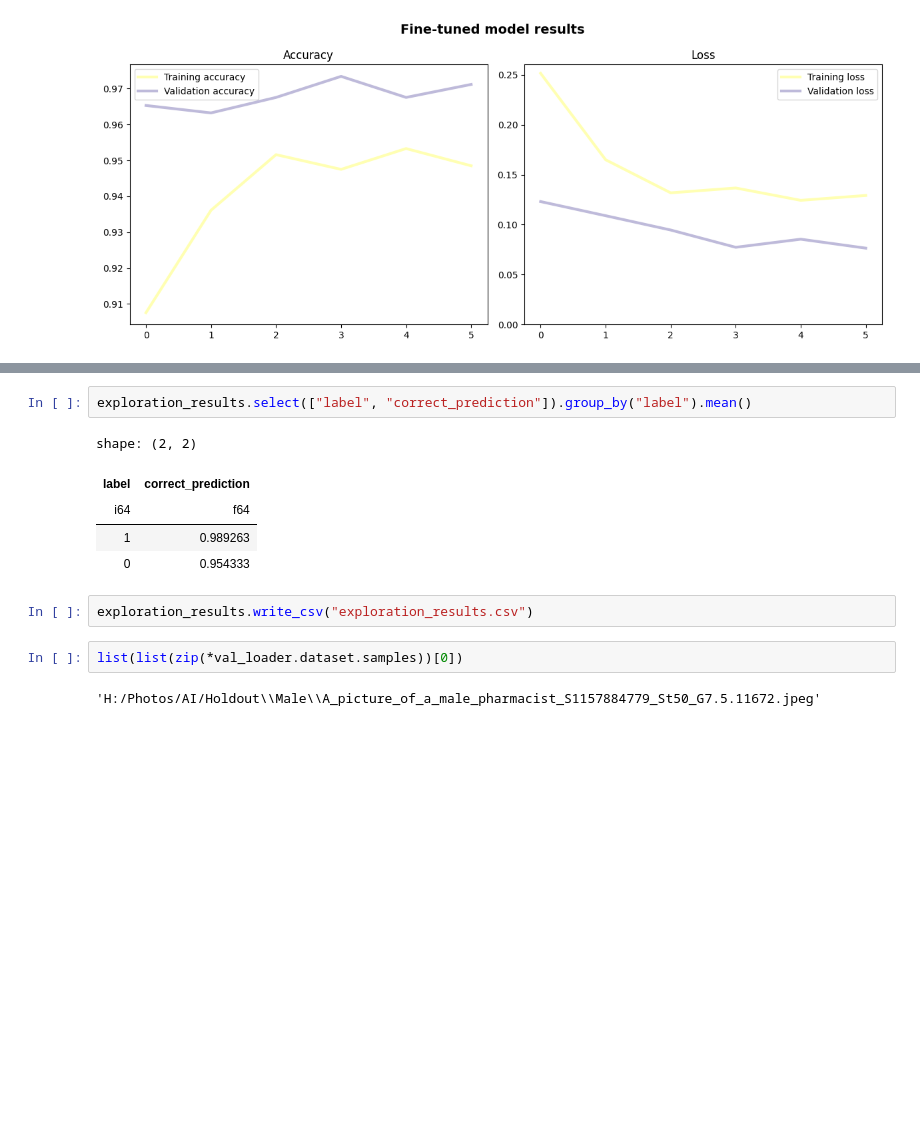
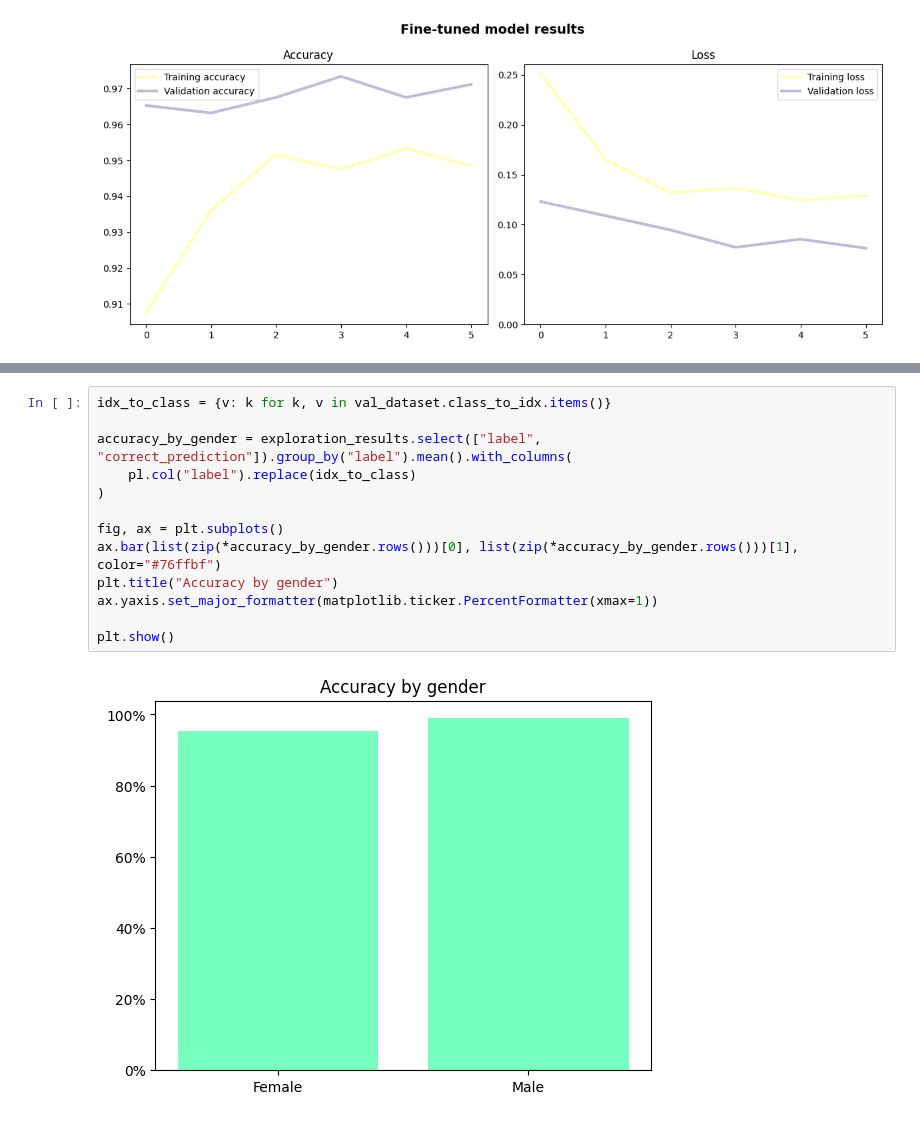
Before and after one commit to Breza/genderative_ai, a Jupyter notebook: Analysis/genderative_analysis.ipynb, the cells around one changed output, grey strips where cells are left out. Drawn from its saved outputs; the diff is of its cells as text; blank space fills up the shorter version.

```diff
--- a/Analysis/genderative_analysis.ipynb
+++ b/Analysis/genderative_analysis.ipynb
@@ -551,14 +546,15 @@ shape: (1, 1)
 # %%
-exploration_results.select(["label", "correct_prediction"]).group_by("label").mean()
+idx_to_class = {v: k for k, v in val_dataset.class_to_idx.items()}
+
+accuracy_by_gender = exploration_results.select(["label", "correct_prediction"]).group_by("label").mean().with_columns(
+    pl.col("label").replace(idx_to_class)
+)
+
+fig, ax = plt.subplots()
+ax.bar(list(zip(*accuracy_by_gender.rows()))[0], list(zip(*accuracy_by_gender.rows()))[1], color="#76ffbf")
+plt.title("Accuracy by gender")
+ax.yaxis.set_major_formatter(matplotlib.ticker.PercentFormatter(xmax=1))
+
+plt.show()
 # %% [output]
-shape: (2, 2)
-| label | correct_prediction |
-| i64 | f64 |
-| 1 | 0.989263 |
-| 0 | 0.954333 |
+[figure, added]
-# %%
-exploration_results.write_csv("exploration_results.csv")
-# %%
-list(list(zip(*val_loader.dataset.samples))[0])
-# %% [output]
-'H:/Photos/AI/Holdout\\Male\\A_picture_of_a_male_pharmacist_S1157884779_St50_G7.5.11672.jpeg'
```
Also changed, not shown: parts of 16 cells of this notebook, 1 other file.
